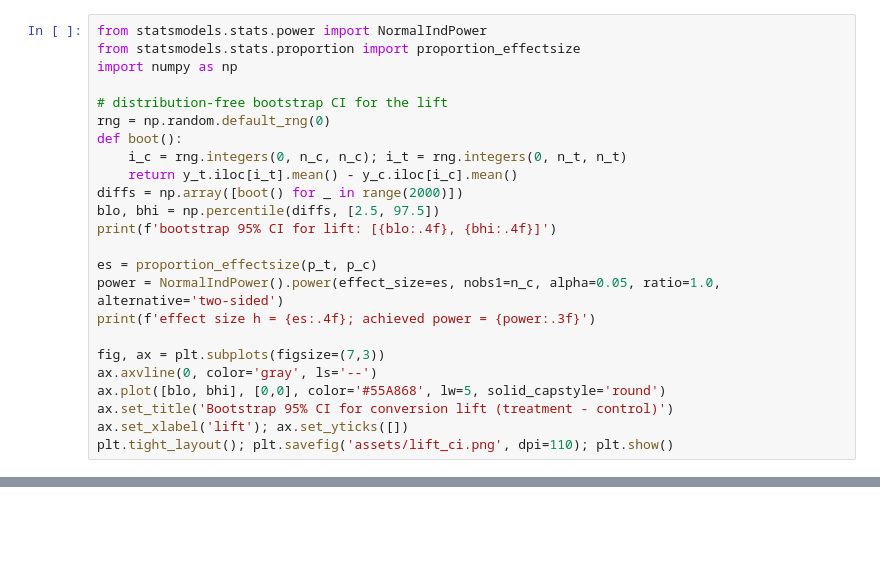
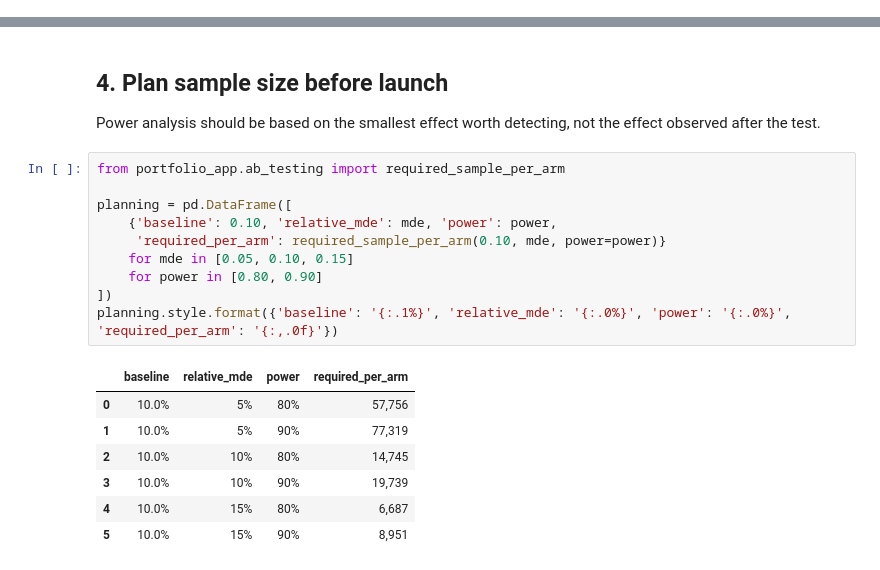
Before and after one commit to sarusarvesh993-cyber/data-analyst-ai-portfolio, a Jupyter notebook: 03-ab-test/analysis.ipynb, the cells around one changed output, grey strips where cells are left out. Cells and saved outputs as stored; diff of their text form; blank space fills up the shorter version.

Commit message:
Correct methods and extract reusable analysis code

```diff
--- a/03-ab-test/analysis.ipynb
+++ b/03-ab-test/analysis.ipynb
@@ -76,24 +68,0 @@ We don't 'model' here — we *test a hypothesis*. Two-proportion z-test gives th
-# %%
-from statsmodels.stats.power import NormalIndPower
-from statsmodels.stats.proportion import proportion_effectsize
-import numpy as np
-
-# distribution-free bootstrap CI for the lift
-rng = np.random.default_rng(0)
-def boot():
-    i_c = rng.integers(0, n_c, n_c); i_t = rng.integers(0, n_t, n_t)
-    return y_t.iloc[i_t].mean() - y_c.iloc[i_c].mean()
-diffs = np.array([boot() for _ in range(2000)])
-blo, bhi = np.percentile(diffs, [2.5, 97.5])
-print(f'bootstrap 95% CI for lift: [{blo:.4f}, {bhi:.4f}]')
-
-es = proportion_effectsize(p_t, p_c)
-power = NormalIndPower().power(effect_size=es, nobs1=n_c, alpha=0.05, ratio=1.0, alternative='two-sided')
-print(f'effect size h = {es:.4f}; achieved power = {power:.3f}')
-
-fig, ax = plt.subplots(figsize=(7,3))
-ax.axvline(0, color='gray', ls='--')
-ax.plot([blo, bhi], [0,0], color='#55A868', lw=5, solid_capstyle='round')
-ax.set_title('Bootstrap 95% CI for conversion lift (treatment - control)')
-ax.set_xlabel('lift'); ax.set_yticks([])
-plt.tight_layout(); plt.savefig('assets/lift_ci.png', dpi=110); plt.show()
@@ -139,0 +117,22 @@ This is the analyst loop: a business decision → experiment data → hypothesis
+# %% [markdown]
+## 4. Plan sample size before launch
+
+Power analysis should be based on the smallest effect worth detecting, not the effect observed after the test.
+# %%
+from portfolio_app.ab_testing import required_sample_per_arm
+
+planning = pd.DataFrame([
+    {'baseline': 0.10, 'relative_mde': mde, 'power': power,
+     'required_per_arm': required_sample_per_arm(0.10, mde, power=power)}
+    for mde in [0.05, 0.10, 0.15]
+    for power in [0.80, 0.90]
+])
+planning.style.format({'baseline': '{:.1%}', 'relative_mde': '{:.0%}', 'power': '{:.0%}', 'required_per_arm': '{:,.0f}'})
+# %% [output]
+|  | baseline | relative_mde | power | required_per_arm |
+| 0 | 10.0% | 5% | 80% | 57,756 |
+| 1 | 10.0% | 5% | 90% | 77,319 |
+| 2 | 10.0% | 10% | 80% | 14,745 |
+| 3 | 10.0% | 10% | 90% | 19,739 |
+| 4 | 10.0% | 15% | 80% | 6,687 |
+| 5 | 10.0% | 15% | 90% | 8,951 |
```
Also changed, not shown: parts of 22 cells of this notebook, 28 other files.
